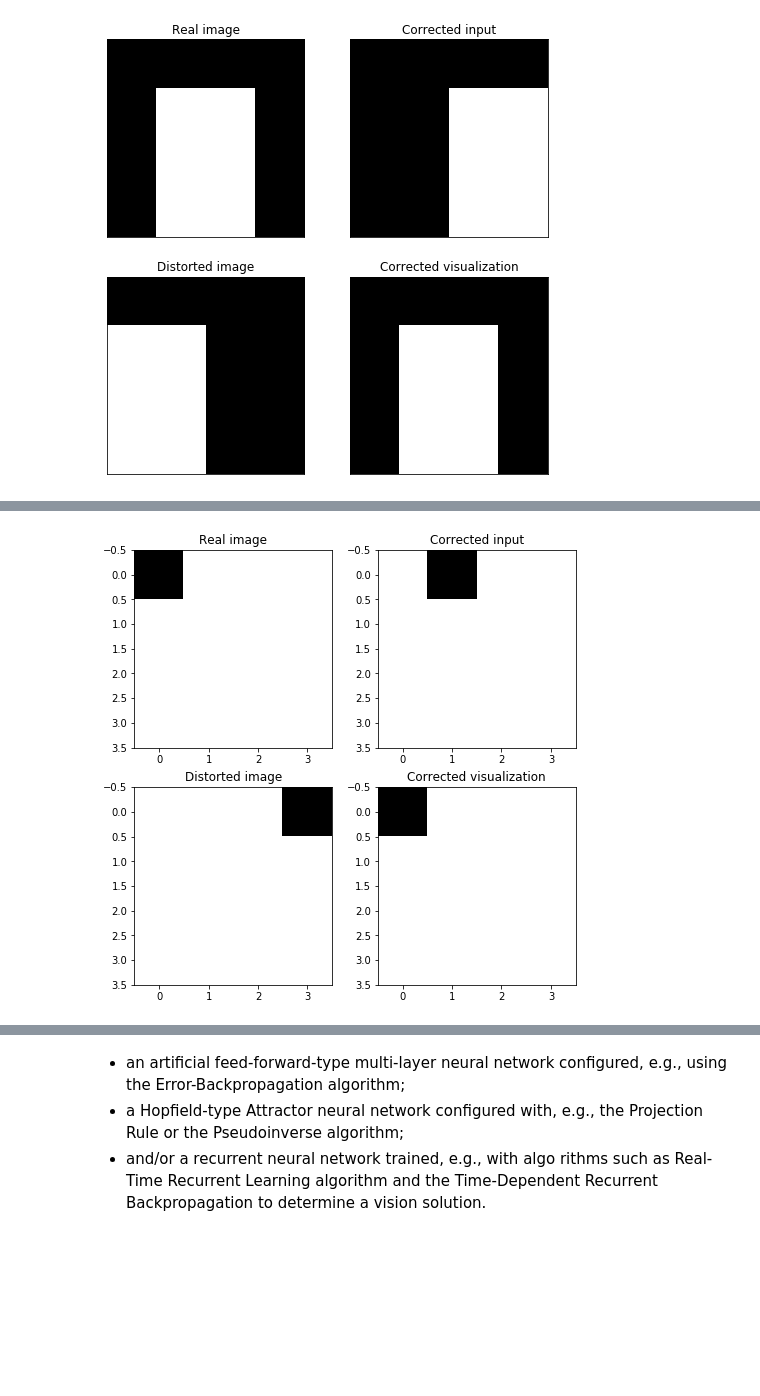
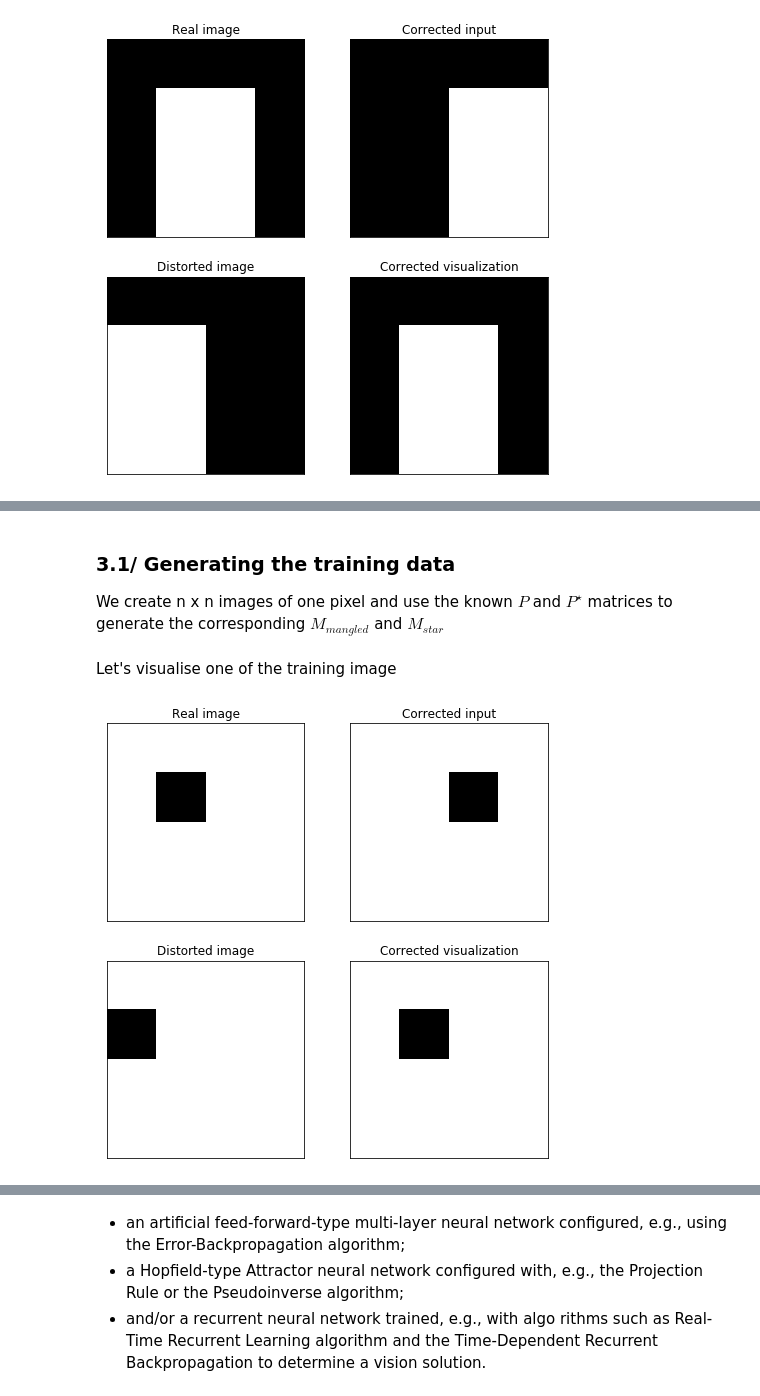
Before and after one commit to marieo31/final_project, a Jupyter notebook: Report.ipynb, the cells around one changed output, grey strips where cells are left out. Saved outputs shown, nothing was run; the diff lists cells and outputs as text; code cells hidden in the pictures; blank space fills up the shorter version.

Commit message:
trying to generalize to any nb of pixel

```diff
--- a/Report.ipynb
+++ b/Report.ipynb
@@ -111,23 +125,37 @@ vis_matrices(Mreal, Mmang, Mstar, P)
 # %%
 nbpix = 4
+# %% [markdown]
+### 3.1/ Generating the training data
+We create n x n images of one pixel and use the known $P$ and $P^{\star}$ matrices to generate the corresponding $M_{mangled}$ and $M_{star}$
 # %%
-# let's try to train the model with only one pixel on each figure.
-# then we can use categorical for the result: the cqtegory being the position of the pixel.
-# input a grid, output a position between one to 16
+def create_training_data(nbpix,nb_lvl_gray=1):
+    """
+    Build the set of one pixel matrices and apply the transformations
+    """
+    # List of indexes where to put a black pixel
+    idx = range(0,nbpix**2,1)
 
-# Generating the training data.
+    # Initialize empty arrays
+    Mreal_tab = np.zeros((len(idx),nbpix*nbpix))
+    Mmang_tab = np.zeros((len(idx),nbpix*nbpix))
+    Mstar_tab = np.zeros((len(idx),nbpix*nbpix))
+    for ii in idx:
+        # Fill the indexed pixel with a one
+        Mreal_tab[ii,ii] = 1
+        # Use the transformation matrices to generate Mmang and Mstar
+        Mmang_tab[ii,:] = (Mreal_tab[ii,:].reshape(nbpix,nbpix)@P).reshape(1,nbpix**2)
+        Mstar_tab[ii,:] = (Mreal_tab[ii,:].reshape(nbpix,nbpix)@Pstar).reshape(1,nbpix**2)
+    return (Mreal_tab, Mmang_tab, Mstar_tab)
+
+(Mreal_tab, Mmang_tab, Mstar_tab) = create_training_data(nbpix,1)
 idx = range(0,nbpix**2,1)
-
-Mreal_tab = np.zeros((len(idx),nbpix*nbpix))
-Mmang_tab = np.zeros((len(idx),nbpix*nbpix))
-Mstar_tab = np.zeros((len(idx),nbpix*nbpix))
-
-for ii in idx:
-    Mreal_tab[ii,ii] = 1
-    Mmang_tab[ii,:] = (Mreal_tab[ii,:].reshape(nbpix,nbpix)@P).reshape(1,nbpix**2)
-    Mstar_tab[ii,:] = (Mreal_tab[ii,:].reshape(nbpix,nbpix)@Pstar).reshape(1,nbpix**2)
+# %% [markdown]
+Let's visualise one of the training image
 # %%
-n = 0
-vis_matrices(Mreal_tab[n,:].reshape(nbpix,nbpix), Mmang_tab[n,:].reshape(nbpix,nbpix), Mstar_tab[n,:].reshape(nbpix,nbpix), P)
+n = 5
+vis_matrices(Mreal_tab[n,:].reshape(nbpix,nbpix),
+             Mmang_tab[n,:].reshape(nbpix,nbpix),
+             Mstar_tab[n,:].reshape(nbpix,nbpix),
+             Mstar_tab[n,:].reshape(nbpix,nbpix)@P)
 # %% [output]
-[figure, old version]
+[figure, new version]
```
Also changed, not shown: parts of 38 cells of this notebook, 1 other file.
